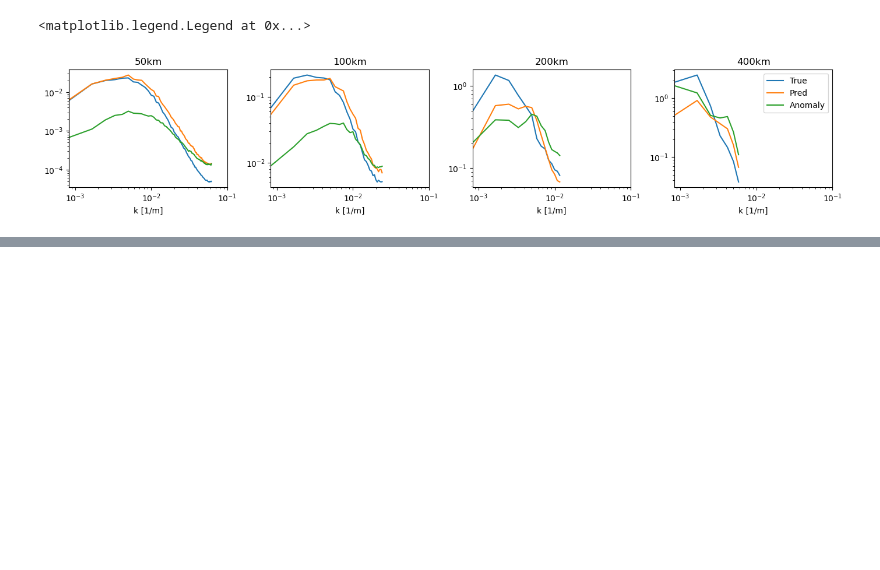
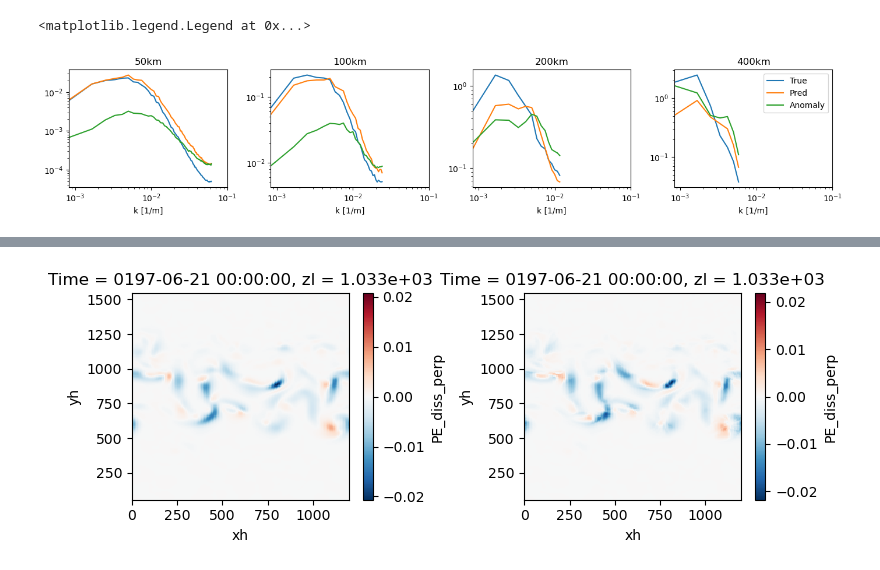
Before and after one commit to dhruvbalwada/mesoscale_buoyancy_param_ML, a Jupyter notebook: offline_analysis/perp_para_models_evaluation/data_MOM6p2l_ML_MITgcm_all_local_norm_out_para_perp.ipynb, the cells around one changed output, grey strips where cells are left out. Cells and saved outputs as stored; diff of their text form; code cells hidden in the pictures; blank space fills up the shorter version.

```diff
--- a/offline_analysis/perp_para_models_evaluation/data_MOM6p2l_ML_MITgcm_all_local_norm_out_para_perp.ipynb
+++ b/offline_analysis/perp_para_models_evaluation/data_MOM6p2l_ML_MITgcm_all_local_norm_out_para_perp.ipynb
@@ -312,0 +388,12 @@ plt.legend()
+# %%
+plt.figure(figsize=(8,3))
+
+plt.subplot(121)
+eval_dic['50'].output_ds.PE_diss_perp.isel(Time=0).plot()
+
+plt.subplot(122)
+eval_dic['50'].output_pred_ds.PE_diss_perp.isel(Time=0).plot()
+
+plt.tight_layout()
+# %% [output]
+[figure, added]
```
Also changed, not shown: parts of 11 cells of this notebook, 7 other files.
